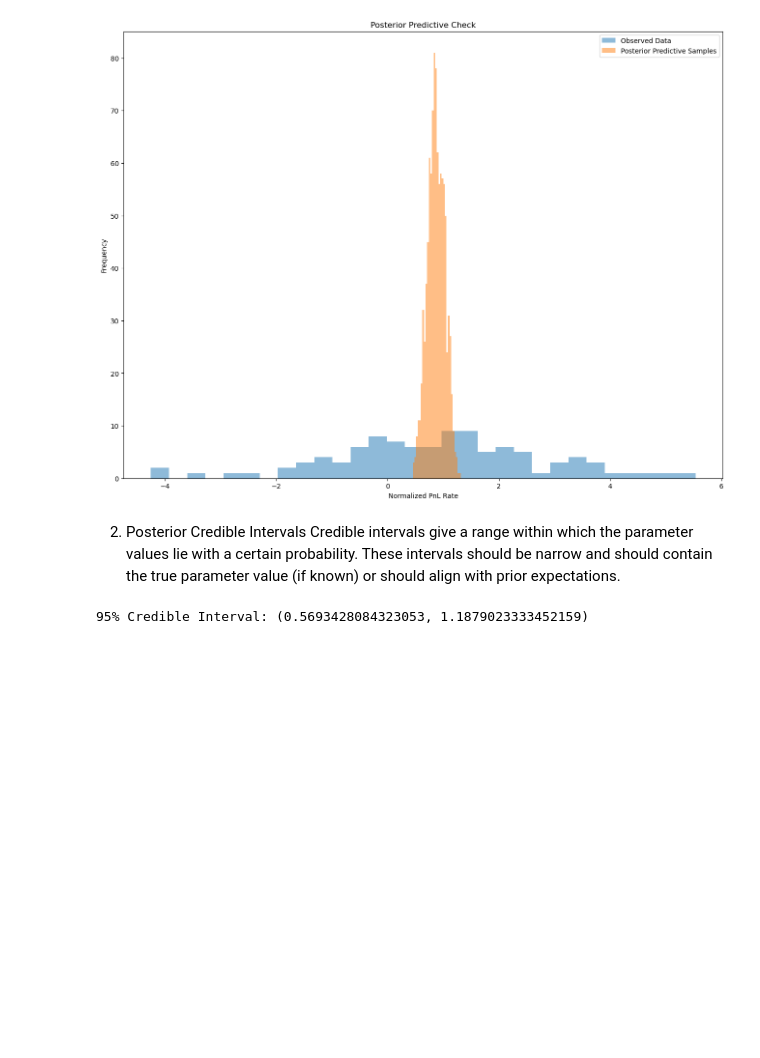
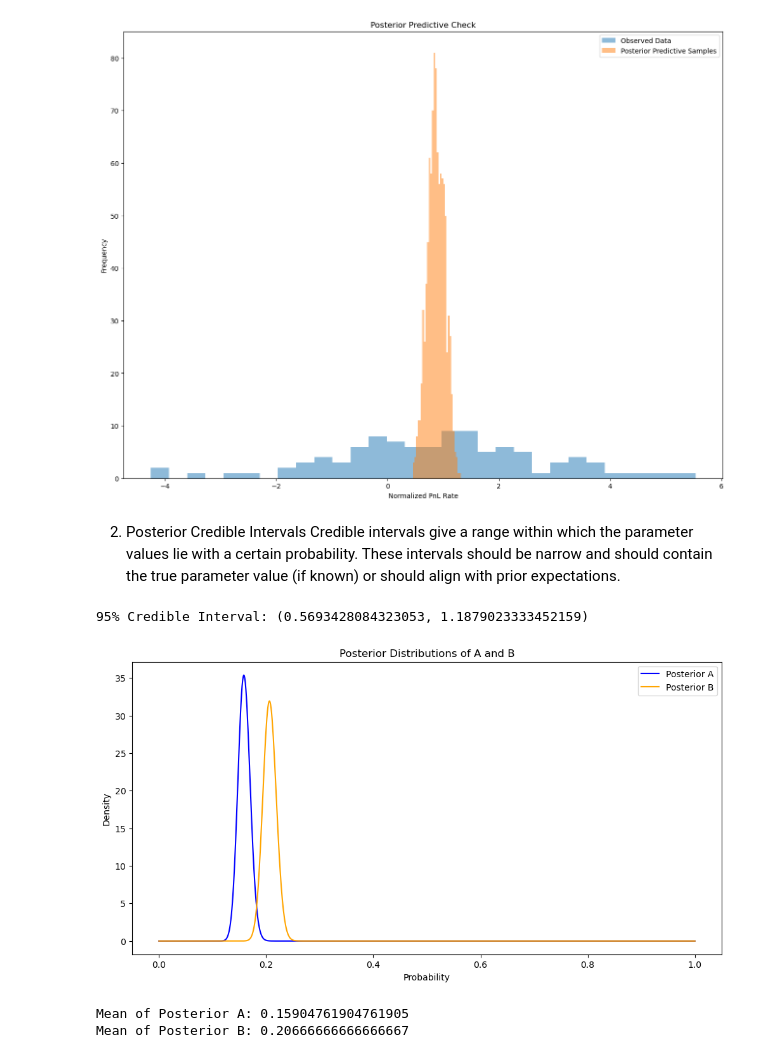
Before and after one commit to dyang1999/notebooks, a Jupyter notebook: time_series_analysis.ipynb, the cells around one changed output. Drawn from its saved outputs; the diff is of its cells as text; code cells hidden in the pictures; blank space fills up the shorter version.

```diff
--- a/time_series_analysis.ipynb
+++ b/time_series_analysis.ipynb
@@ -1087,3 +1087,51 @@ credible_interval = stats.t.interval(0.95, 2 * posterior_alpha, loc=posterior_mu
 print(f"95% Credible Interval: {credible_interval}")
 # %% [output]
 95% Credible Interval: (0.5693428084323053, 1.1879023333452159)
+# %%
+import numpy as np
+import matplotlib.pyplot as plt
+from scipy.stats import beta
+import seaborn as sns
+
+# Parameters
+size = 1000
+
+# Simulate random data for A and B
+A, B = np.random.rand(2, size)
+
+# Count successes and failures for A and B
+a_succ = sum(A < 0.15)
+b_succ = sum(B < 0.2)
+
+a_fail = size - a_succ
+b_fail = size - b_succ
+
+# Define posterior distributions for A and B
+a_post = beta(a_succ + 8, a_fail + 42)
+b_post = beta(b_succ + 8, b_fail + 42)
+
+# Generate a range of values between 0 and 1 to evaluate the Beta distributions
+x = np.linspace(0, 1, 1000)
+
+# Evaluate the posterior distributions over the range
+a_post_pdf = a_post.pdf(x)
+b_post_pdf = b_post.pdf(x)
+
+# Plot the posterior distributions
+plt.figure(figsize=(12, 6))
+sns.lineplot(x=x, y=a_post_pdf, label='Posterior A', color='blue')
+sns.lineplot(x=x, y=b_post_pdf, label='Posterior B', color='orange')
+
+plt.xlabel('Probability')
+plt.ylabel('Density')
+plt.title('Posterior Distributions of A and B')
+plt.legend()
+plt.show()
+
+# Print the means of each posterior distribution
+print(f'Mean of Posterior A: {a_post.mean()}')
+print(f'Mean of Posterior B: {b_post.mean()}')
+# %% [output]
+[figure, added]
+Mean of Posterior A: 0.15904761904761905
+Mean of Posterior B: 0.20666666666666667
```
Also changed, not shown: parts of 2 cells of this notebook.
